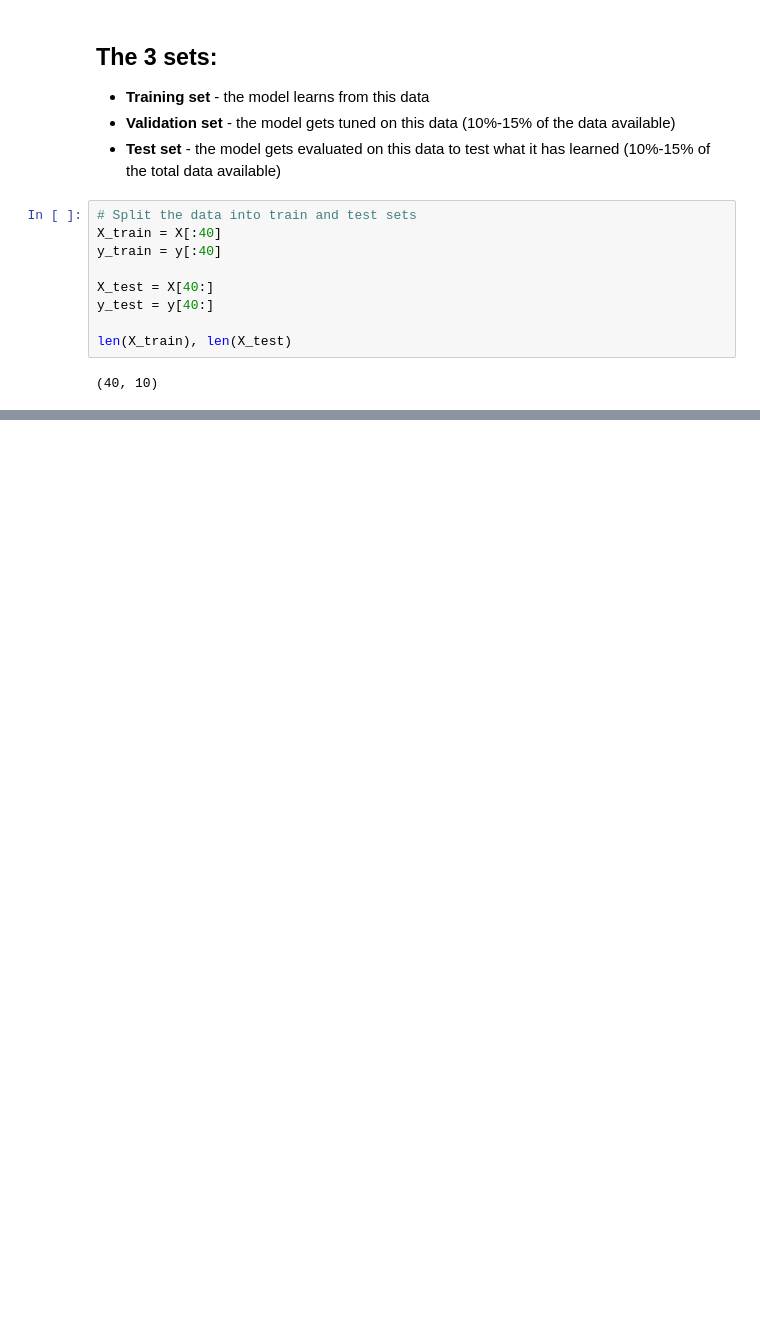
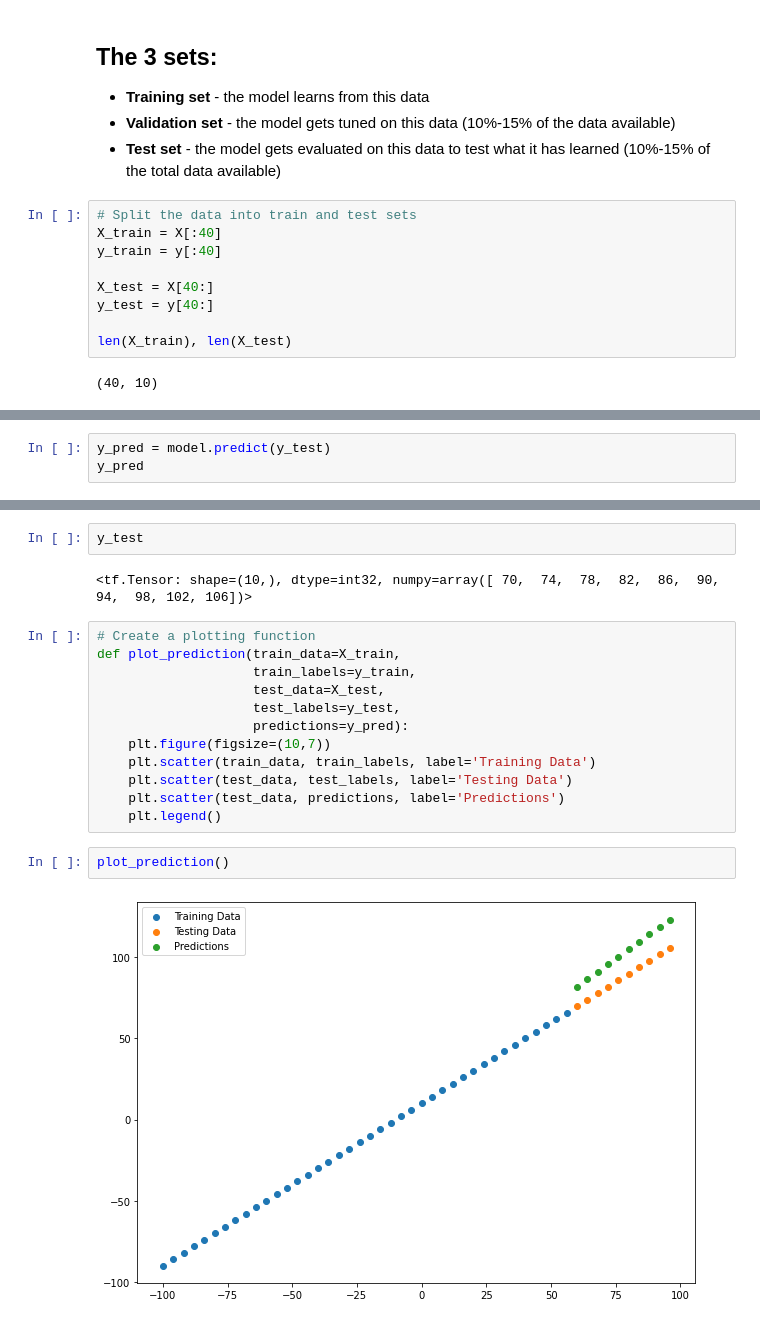
Before and after one commit to alexmercea99/Tensorflow-Learning, a Jupyter notebook: 01_neural_network_regression.ipynb, the cells around one changed output, grey strips where cells are left out. Drawn from its saved outputs; the diff is of its cells as text; blank space fills up the shorter version.

```diff
--- a/01_neural_network_regression.ipynb
+++ b/01_neural_network_regression.ipynb
@@ -167,0 +221,3 @@ plt.legend(['Training Data','Test Data'])
+# %%
+y_pred = model.predict(y_test)
+y_pred
@@ -167,0 +235,20 @@ plt.legend(['Training Data','Test Data'])
+# %%
+y_test
+# %% [output]
+<tf.Tensor: shape=(10,), dtype=int32, numpy=array([ 70,  74,  78,  82,  86,  90,  94,  98, 102, 106])>
+# %%
+# Create a plotting function
+def plot_prediction(train_data=X_train,
+                    train_labels=y_train,
+                    test_data=X_test,
+                    test_labels=y_test,
+                    predictions=y_pred):
+    plt.figure(figsize=(10,7))
+    plt.scatter(train_data, train_labels, label='Training Data')
+    plt.scatter(test_data, test_labels, label='Testing Data')
+    plt.scatter(test_data, predictions, label='Predictions')
+    plt.legend()
+# %%
+plot_prediction()
+# %% [output]
+[figure, added]
```
Also changed, not shown: parts of 45 cells of this notebook, 2 other files.
